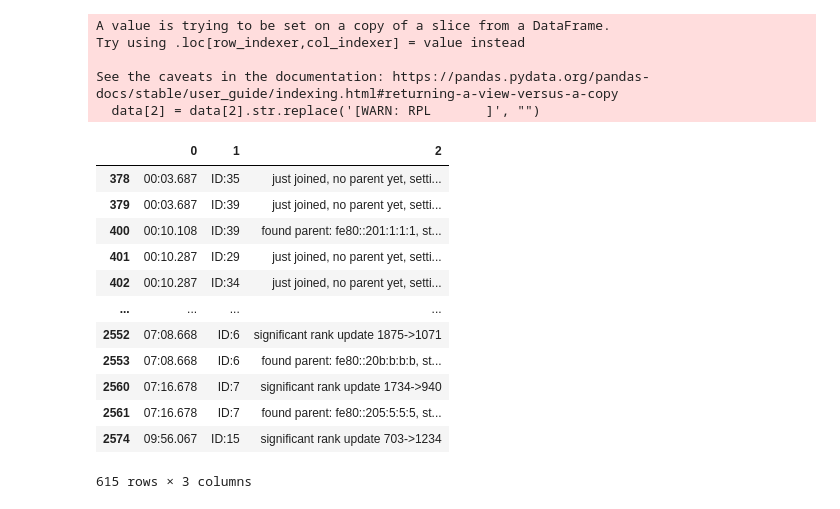
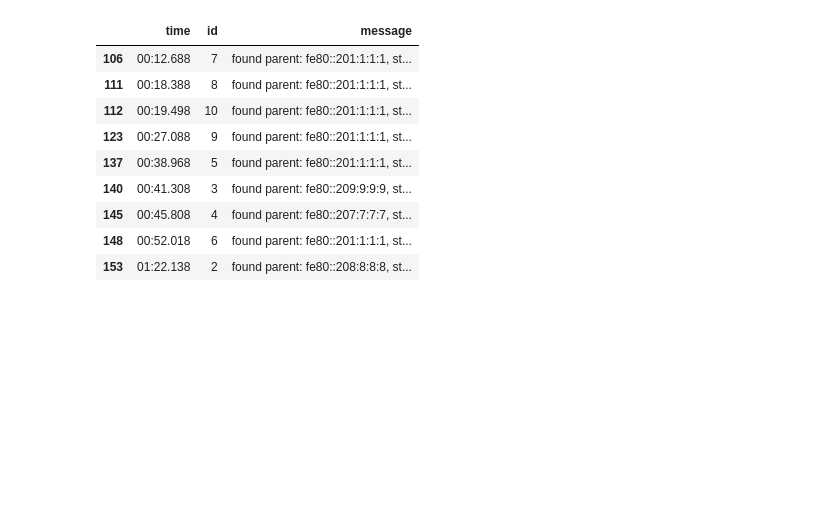
Before and after one commit to enzoMagalhaes/contiki-ng-tsch-rpl-unicast, a Jupyter notebook: projeto2-RPL/visualizations.ipynb, the cells around one changed output. Saved outputs shown, nothing was run; the diff lists cells and outputs as text; code cells hidden in the pictures; blank space fills up the shorter version.

```diff
--- a/projeto2-RPL/visualizations.ipynb
+++ b/projeto2-RPL/visualizations.ipynb
@@ -12,61 +18,51 @@ print(get_area_x_y_value(50))
-# %%
-from numpy import arange
-import pandas as pd
-import seaborn as sns
-import matplotlib.pyplot as plt
-
-df = pd.read_csv('experimentos/quantidade/logs/n40.txt', delimiter='\t',header=None)
-substring_to_find = '[WARN: RPL       ]'
-data = df[df[2].str.startswith(substring_to_find)]
-data[2] = data[2].str.replace('[WARN: RPL       ]', "")
-data
-# %% [output]
-A value is trying to be set on a copy of a slice from a DataFrame.
-Try using .loc[row_indexer,col_indexer] = value instead
-
-See the caveats in the documentation: https://pandas.pydata.org/pandas-docs/stable/user_guide/indexing.html#returning-a-view-versus-a-copy
-  data[2] = data[2].str.replace('[WARN: RPL       ]', "")
-|  | 0 | 1 | 2 |
-| 378 | 00:03.687 | ID:35 | just joined, no parent yet, setti... |
-| 379 | 00:03.687 | ID:39 | just joined, no parent yet, setti... |
-| 400 | 00:10.108 | ID:39 | found parent: fe80::201:1:1:1, st... |
-| 401 | 00:10.287 | ID:29 | just joined, no parent yet, setti... |
-| 402 | 00:10.287 | ID:34 | just joined, no parent yet, setti... |
-| ... | ... | ... | ... |
-| 2552 | 07:08.668 | ID:6 | significant rank update 1875->1071 |
-| 2553 | 07:08.668 | ID:6 | found parent: fe80::20b:b:b:b, st... |
-| 2560 | 07:16.678 | ID:7 | significant rank update 1734->940 |
-| 2561 | 07:16.678 | ID:7 | found parent: fe80::205:5:5:5, st... |
-| 2574 | 09:56.067 | ID:15 | significant rank update 703->1234 |
-615 rows × 3 columns
 # %%
-def get_ranking_logs(log_file):
-    path = f"experimentos/quantidade/logs/{log_file}"
+from numpy import arange
+import pandas as pd
+import seaborn as sns
+import matplotlib.pyplot as plt
+import warnings
+warnings.filterwarnings("ignore")
+
+def get_ranking_logs(log_file,exp="quantidade"):
+    path = f"experimentos/{exp}/logs/{log_file}"
     df = pd.read_csv(path, delimiter="\t", header=None)
     df.columns = ["time", "id", "message"]
     substring_to_find = "[WARN: RPL       ]"
     data = df[df['message'].str.startswith(substring_to_find)]
 
     data['message'] = data['message'].str.replace(substring_to_find, "").str.strip()
     data['id'] = data['id'].str.replace("ID:","")
     data['id'] = data['id'].astype(int)
 
     return data[
         data['message'].str.startswith("found parent")
         | data['message'].str.startswith("significant rank update")
     ]
 
 def get_nodes_last_rank_logs(data):
     data['time'] = pd.to_datetime(data['time'], format='%M:%S.%f')
     data = data.sort_values(by='time', ascending=False)
     result = data.groupby('id').head(1)
     result = result.sort_values(by='time')
     result['time'] = result['time'].dt.strftime('%H:%M.%f')
 
     return result
 
 
-def last_ranks(log_file):
-    data = get_ranking_logs(log_file)
+def last_rank_logs(log_file,exp="quantidade"):
+    data = get_ranking_logs(log_file,exp)
     return get_nodes_last_rank_logs(data)
+
+get_ranking_logs("n10.txt")
+# %% [output]
+|  | time | id | message |
+| 106 | 00:12.688 | 7 | found parent: fe80::201:1:1:1, st... |
+| 111 | 00:18.388 | 8 | found parent: fe80::201:1:1:1, st... |
+| 112 | 00:19.498 | 10 | found parent: fe80::201:1:1:1, st... |
+| 123 | 00:27.088 | 9 | found parent: fe80::201:1:1:1, st... |
+| 137 | 00:38.968 | 5 | found parent: fe80::201:1:1:1, st... |
+| 140 | 00:41.308 | 3 | found parent: fe80::209:9:9:9, st... |
+| 145 | 00:45.808 | 4 | found parent: fe80::207:7:7:7, st... |
+| 148 | 00:52.018 | 6 | found parent: fe80::201:1:1:1, st... |
+| 153 | 01:22.138 | 2 | found parent: fe80::208:8:8:8, st... |
 # %%
```
Also changed, not shown: parts of 25 cells of this notebook, 6 other files.
